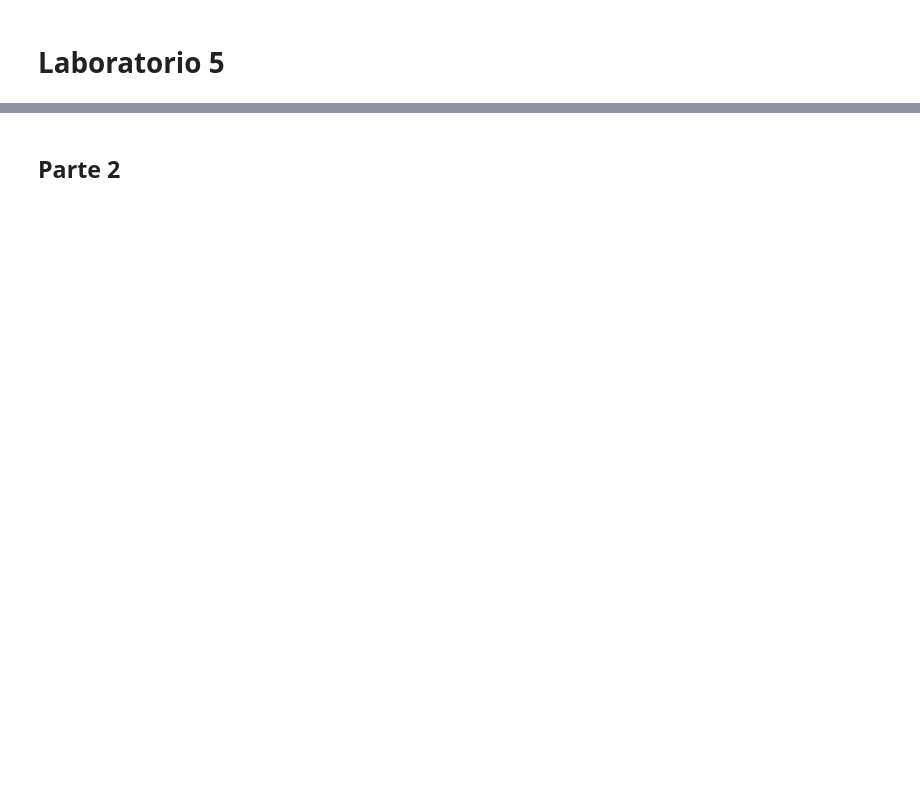
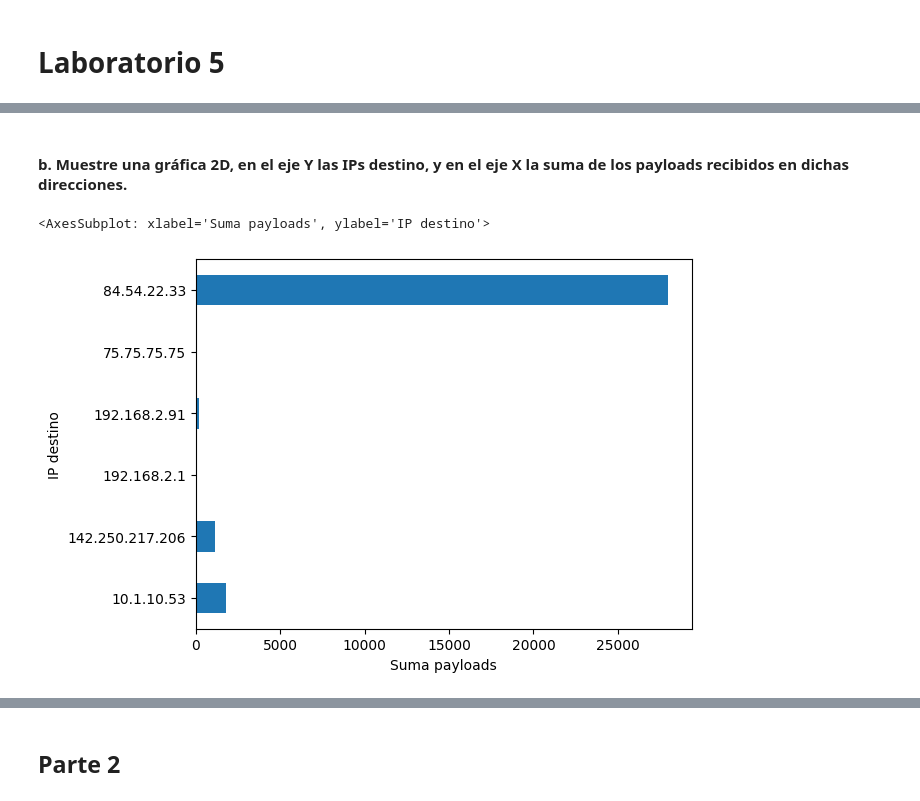
Before and after one commit to sebas411/Lab5-Security-Data-Science, a Jupyter notebook: lab5.ipynb, the cells around one changed output, grey strips where cells are left out. Cells and saved outputs as stored; diff of their text form; code cells hidden in the pictures; blank space fills up the shorter version.

```diff
--- a/lab5.ipynb
+++ b/lab5.ipynb
@@ -7,0 +184,7 @@ from sklearn.decomposition import PCA
+# %% [markdown]
+#### b. Muestre una gráfica 2D, en el eje Y las IPs destino, y en el eje X la suma de los payloads recibidos en dichas direcciones.
+# %%
+df.groupby('dst')["payload"].sum().plot.barh(ylabel="IP destino", xlabel="Suma payloads")
+# %% [output]
+<AxesSubplot: xlabel='Suma payloads', ylabel='IP destino'>
+[figure, added]
```
Also changed, not shown: parts of 48 cells of this notebook, 1 other file.
